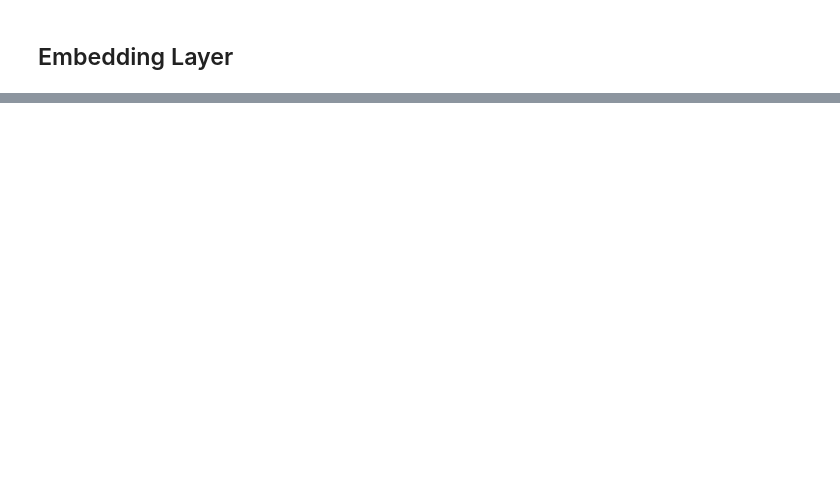
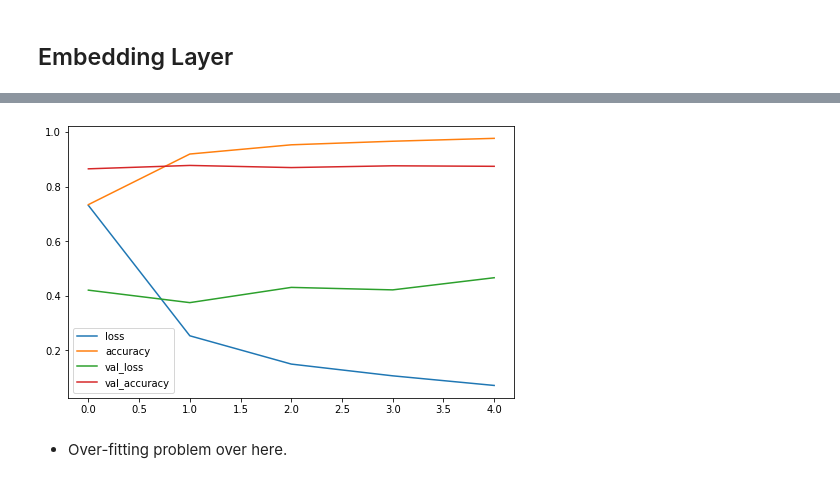
Before and after one commit to melihkacaman/Characterizing-Profile-on-Twitter-Data, a Jupyter notebook: notebooks/06 Deep Learning Models.ipynb, the cells around one changed output, grey strips where cells are left out. Cells and saved outputs as stored; diff of their text form; code cells hidden in the pictures; blank space fills up the shorter version.

```diff
--- a/notebooks/06 Deep Learning Models.ipynb
+++ b/notebooks/06 Deep Learning Models.ipynb
@@ -126,0 +283,17 @@ text_vectorizer.get_vocabulary()
+# %%
+embedding.set_weights(initial_embedding_weigths)
+# %%
+inputs = layers.Input(shape=(1,), dtype="string")
+x = text_vectorizer(inputs)
+x = embedding(x)
+x = layers.LSTM(64, activation="tanh")(x)
+outputs = layers.Dense(len(np.unique(train_labels)), activation="softmax")(x)
+model_2 = tf.keras.Model(inputs, outputs, name="model_2")
+# %%
+model_2.compile(loss="categorical_crossentropy",
+                optimizer=tf.keras.optimizers.Adam(),
+                metrics=["accuracy"])
+model_2_history = model_2.fit(train_sentences,
+                              train_labels_dummy,
+                              validation_data=(val_sentences, val_labels_dummy),
+                              epochs=5)
@@ -126,0 +311,7 @@ text_vectorizer.get_vocabulary()
+# %%
+pd.DataFrame(model_2_history.history).plot(figsize=(8, 5))
+plt.show()
+# %% [output]
+[figure, added]
+# %% [markdown]
+- Over-fitting problem over here.
```
Also changed, not shown: parts of 68 cells of this notebook.
